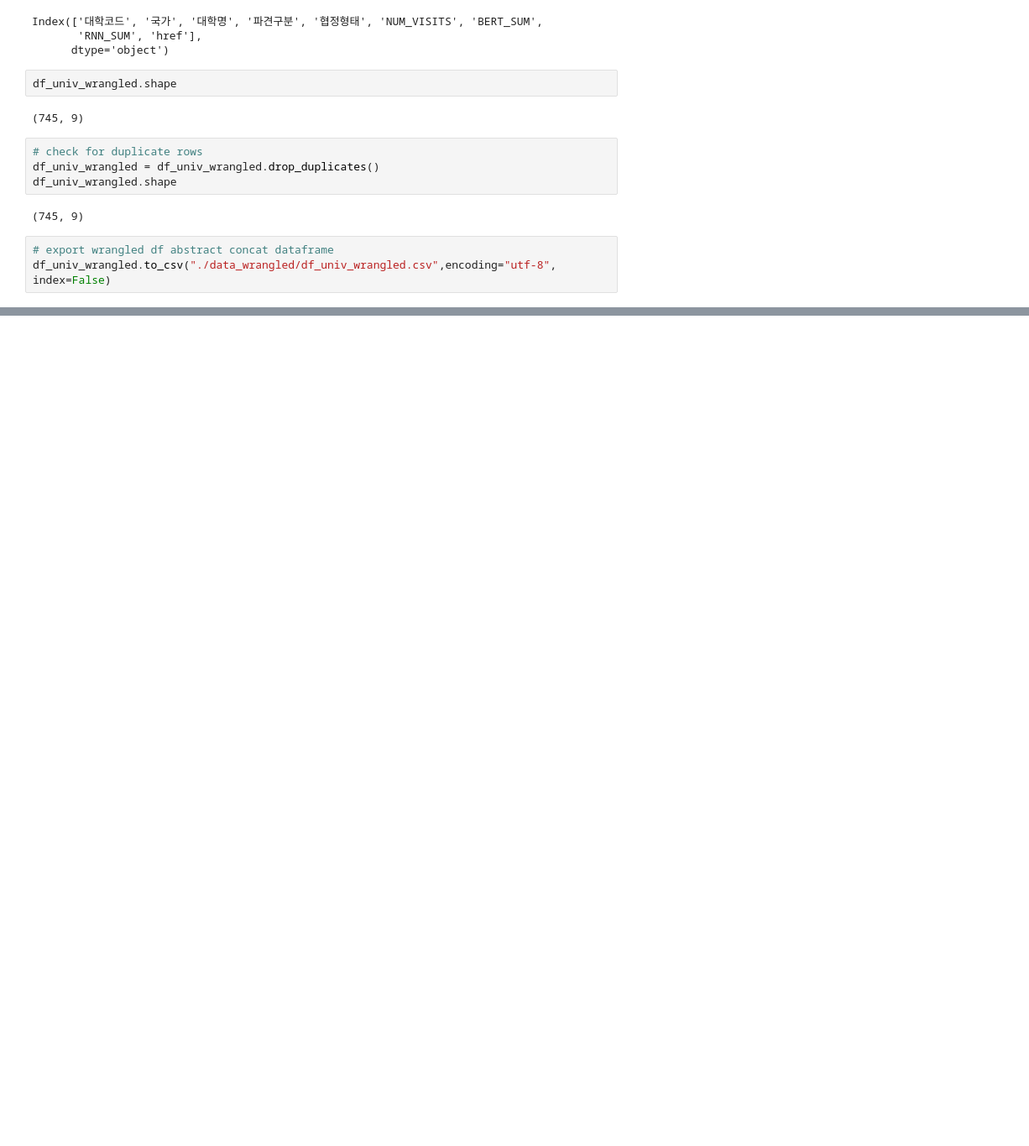
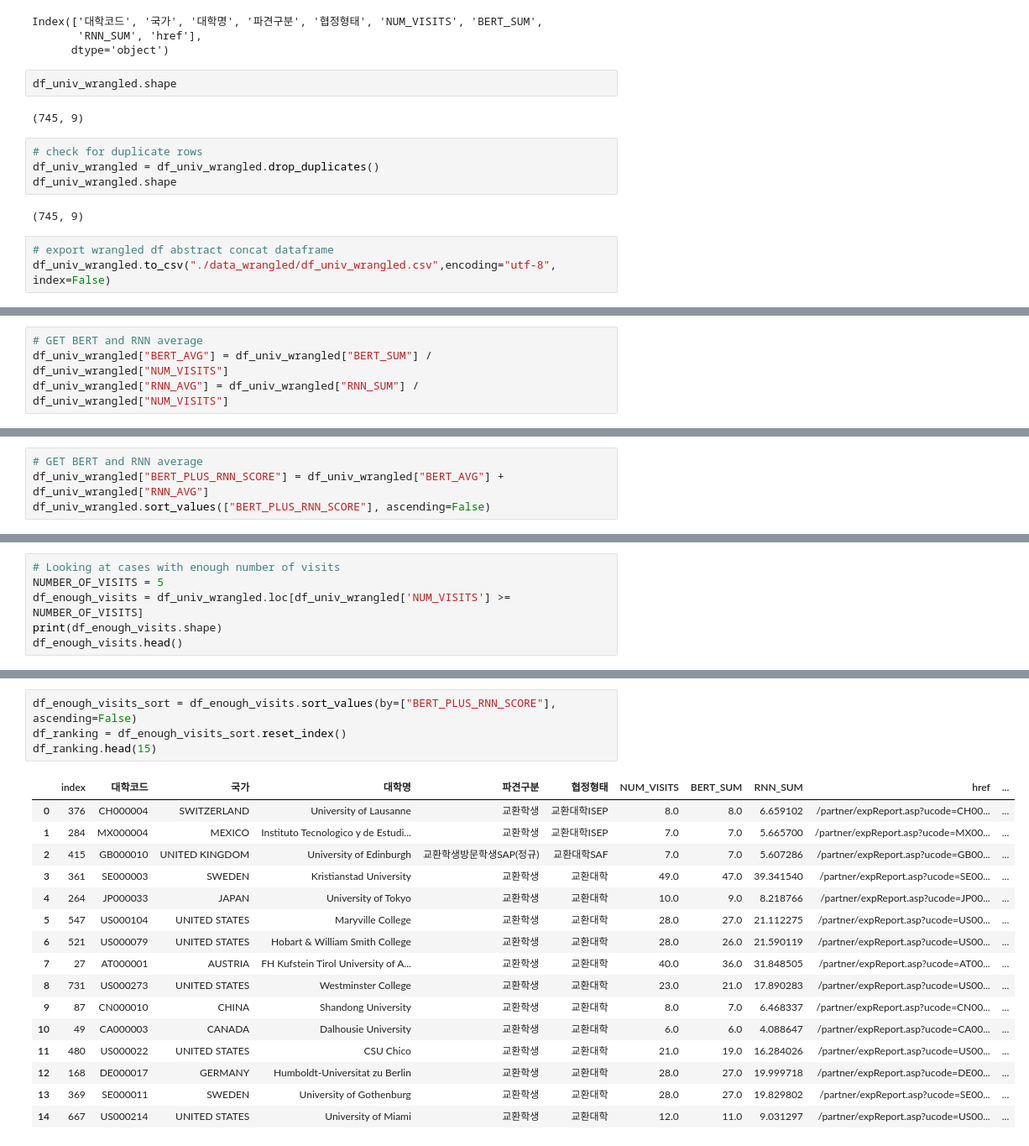
Before and after one commit to snoop2head/yonsei-exchange-program, a Jupyter notebook: wrangle_dataset.ipynb, the cells around one changed output, grey strips where cells are left out. Shown at 84% size. Saved outputs shown, nothing was run; the diff lists cells and outputs as text; blank space fills up the shorter version.

Commit message:
update BERT_PLUS_RNN_SCORE ranked dataset

```diff
--- a/wrangle_dataset.ipynb
+++ b/wrangle_dataset.ipynb
@@ -345,0 +348,4 @@ df_univ_wrangled.to_csv("./data_wrangled/df_univ_wrangled.csv",encoding="utf-8",
+# %%
+# GET BERT and RNN average
+df_univ_wrangled["BERT_AVG"] = df_univ_wrangled["BERT_SUM"] / df_univ_wrangled["NUM_VISITS"]
+df_univ_wrangled["RNN_AVG"] = df_univ_wrangled["RNN_SUM"] / df_univ_wrangled["NUM_VISITS"]
@@ -345,0 +402,4 @@ df_univ_wrangled.to_csv("./data_wrangled/df_univ_wrangled.csv",encoding="utf-8",
+# %%
+# GET BERT and RNN average
+df_univ_wrangled["BERT_PLUS_RNN_SCORE"] = df_univ_wrangled["BERT_AVG"] + df_univ_wrangled["RNN_AVG"]
+df_univ_wrangled.sort_values(["BERT_PLUS_RNN_SCORE"], ascending=False)
@@ -345,0 +420,6 @@ df_univ_wrangled.to_csv("./data_wrangled/df_univ_wrangled.csv",encoding="utf-8",
+# %%
+# Looking at cases with enough number of visits
+NUMBER_OF_VISITS = 5
+df_enough_visits = df_univ_wrangled.loc[df_univ_wrangled['NUM_VISITS'] >= NUMBER_OF_VISITS]
+print(df_enough_visits.shape)
+df_enough_visits.head()
@@ -345,0 +434,21 @@ df_univ_wrangled.to_csv("./data_wrangled/df_univ_wrangled.csv",encoding="utf-8",
+# %%
+df_enough_visits_sort = df_enough_visits.sort_values(by=["BERT_PLUS_RNN_SCORE"], ascending=False)
+df_ranking = df_enough_visits_sort.reset_index()
+df_ranking.head(15)
+# %% [output]
+|  | index | 대학코드 | 국가 | 대학명 | 파견구분 | 협정형태 | NUM_VISITS | BERT_SUM | RNN_SUM | href | ... |
+| 0 | 376 | CH000004 | SWITZERLAND | University of Lausanne | 교환학생 | 교환대학ISEP | 8.0 | 8.0 | 6.659102 | /partner/expReport.asp?ucode=CH00... | ... |
+| 1 | 284 | MX000004 | MEXICO | Instituto Tecnologico y de Estudi... | 교환학생 | 교환대학ISEP | 7.0 | 7.0 | 5.665700 | /partner/expReport.asp?ucode=MX00... | ... |
+| 2 | 415 | GB000010 | UNITED KINGDOM | University of Edinburgh | 교환학생방문학생SAP(정규) | 교환대학SAF | 7.0 | 7.0 | 5.607286 | /partner/expReport.asp?ucode=GB00... | ... |
+| 3 | 361 | SE000003 | SWEDEN | Kristianstad University | 교환학생 | 교환대학 | 49.0 | 47.0 | 39.341540 | /partner/expReport.asp?ucode=SE00... | ... |
+| 4 | 264 | JP000033 | JAPAN | University of Tokyo | 교환학생 | 교환대학 | 10.0 | 9.0 | 8.218766 | /partner/expReport.asp?ucode=JP00... | ... |
+| 5 | 547 | US000104 | UNITED STATES | Maryville College | 교환학생 | 교환대학 | 28.0 | 27.0 | 21.112275 | /partner/expReport.asp?ucode=US00... | ... |
+| 6 | 521 | US000079 | UNITED STATES | Hobart & William Smith College | 교환학생 | 교환대학 | 28.0 | 26.0 | 21.590119 | /partner/expReport.asp?ucode=US00... | ... |
+| 7 | 27 | AT000001 | AUSTRIA | FH Kufstein Tirol University of A... | 교환학생 | 교환대학 | 40.0 | 36.0 | 31.848505 | /partner/expReport.asp?ucode=AT00... | ... |
+| 8 | 731 | US000273 | UNITED STATES | Westminster College | 교환학생 | 교환대학 | 23.0 | 21.0 | 17.890283 | /partner/expReport.asp?ucode=US00... | ... |
+| 9 | 87 | CN000010 | CHINA | Shandong University | 교환학생 | 교환대학 | 8.0 | 7.0 | 6.468337 | /partner/expReport.asp?ucode=CN00... | ... |
+| 10 | 49 | CA000003 | CANADA | Dalhousie University | 교환학생 | 교환대학 | 6.0 | 6.0 | 4.088647 | /partner/expReport.asp?ucode=CA00... | ... |
+| 11 | 480 | US000022 | UNITED STATES | CSU Chico | 교환학생 | 교환대학 | 21.0 | 19.0 | 16.284026 | /partner/expReport.asp?ucode=US00... | ... |
+| 12 | 168 | DE000017 | GERMANY | Humboldt-Universitat zu Berlin | 교환학생 | 교환대학 | 28.0 | 27.0 | 19.999718 | /partner/expReport.asp?ucode=DE00... | ... |
+| 13 | 369 | SE000011 | SWEDEN | University of Gothenburg | 교환학생 | 교환대학 | 28.0 | 27.0 | 19.829802 | /partner/expReport.asp?ucode=SE00... | ... |
+| 14 | 667 | US000214 | UNITED STATES | University of Miami | 교환학생 | 교환대학 | 12.0 | 11.0 | 9.031297 | /partner/expReport.asp?ucode=US00... | ... |
```
Also changed, not shown: parts of 12 cells of this notebook, 1 other file.
